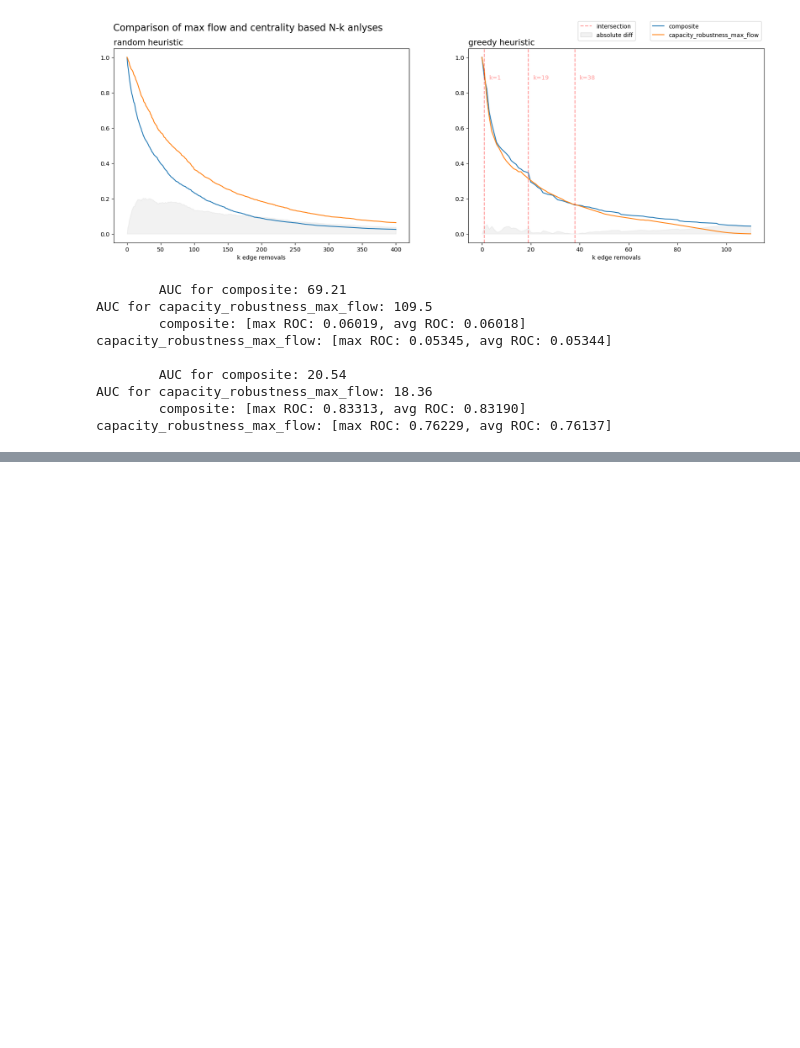
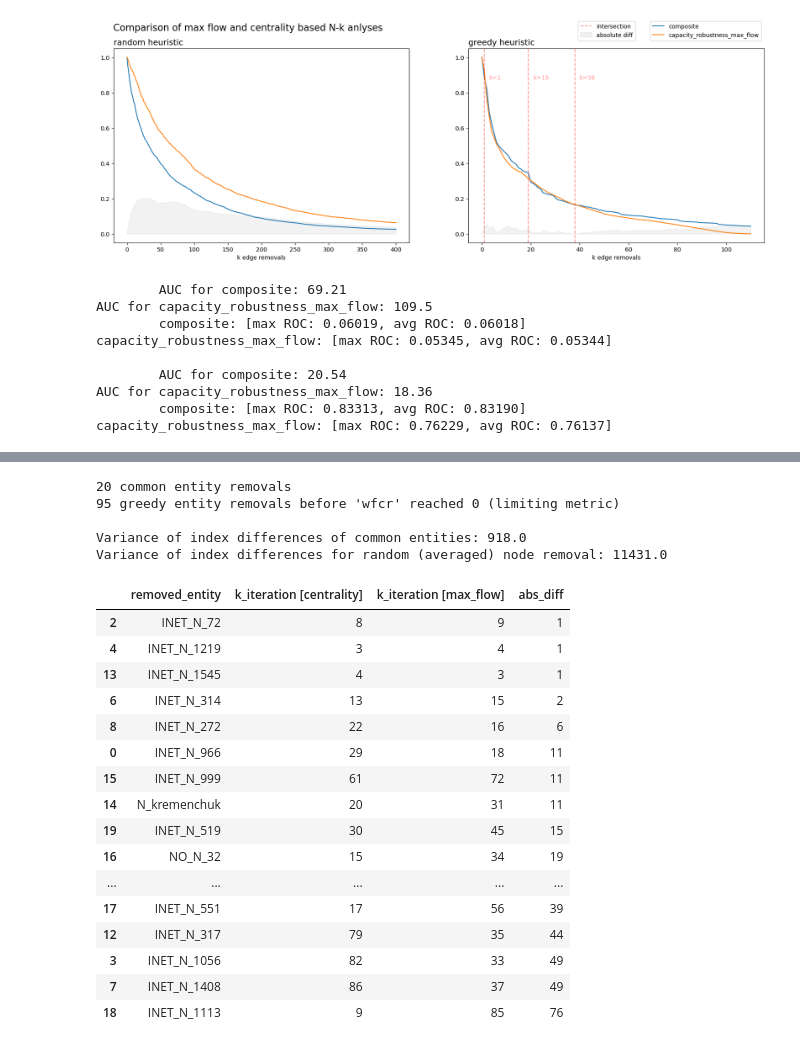
Before and after one commit to johanmasvie/iggielgn_topology_analysis, a Jupyter notebook: N-k_COMPARISON.ipynb, the cells around one changed output, grey strips where cells are left out. Saved outputs shown, nothing was run; the diff lists cells and outputs as text; code cells hidden in the pictures; blank space fills up the shorter version.

```diff
--- a/N-k_COMPARISON.ipynb
+++ b/N-k_COMPARISON.ipynb
@@ -129,0 +123,25 @@ utils_max_flow.plot_biplot(centrality_greedily_removed_edges_max_flow_df, 'centr
+# %%
+utils.common_entities(centrality_greedily_removed_nodes_max_flow_df, max_flow_greedy_node_removal_df)
+# %% [output]
+20 common entity removals
+95 greedy entity removals before 'wfcr' reached 0 (limiting metric)
+
+Variance of index differences of common entities: 918.0
+Variance of index differences for random (averaged) node removal: 11431.0
+|  | removed_entity | k_iteration [centrality] | k_iteration [max_flow] | abs_diff |
+| 2 | INET_N_72 | 8 | 9 | 1 |
+| 4 | INET_N_1219 | 3 | 4 | 1 |
+| 13 | INET_N_1545 | 4 | 3 | 1 |
+| 6 | INET_N_314 | 13 | 15 | 2 |
+| 8 | INET_N_272 | 22 | 16 | 6 |
+| 0 | INET_N_966 | 29 | 18 | 11 |
+| 15 | INET_N_999 | 61 | 72 | 11 |
+| 14 | N_kremenchuk | 20 | 31 | 11 |
+| 19 | INET_N_519 | 30 | 45 | 15 |
+| 16 | NO_N_32 | 15 | 34 | 19 |
+| ... | ... | ... | ... | ... |
+| 17 | INET_N_551 | 17 | 56 | 39 |
+| 12 | INET_N_317 | 79 | 35 | 44 |
+| 3 | INET_N_1056 | 82 | 33 | 49 |
+| 7 | INET_N_1408 | 86 | 37 | 49 |
+| 18 | INET_N_1113 | 9 | 85 | 76 |
```
Also changed, not shown: parts of 19 cells of this notebook, 1 other file.
